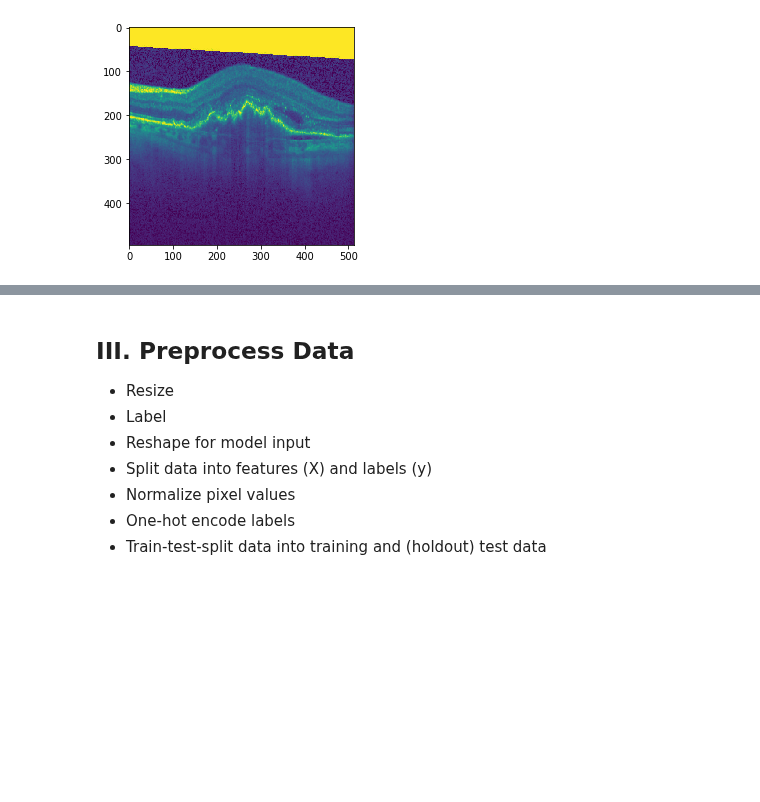
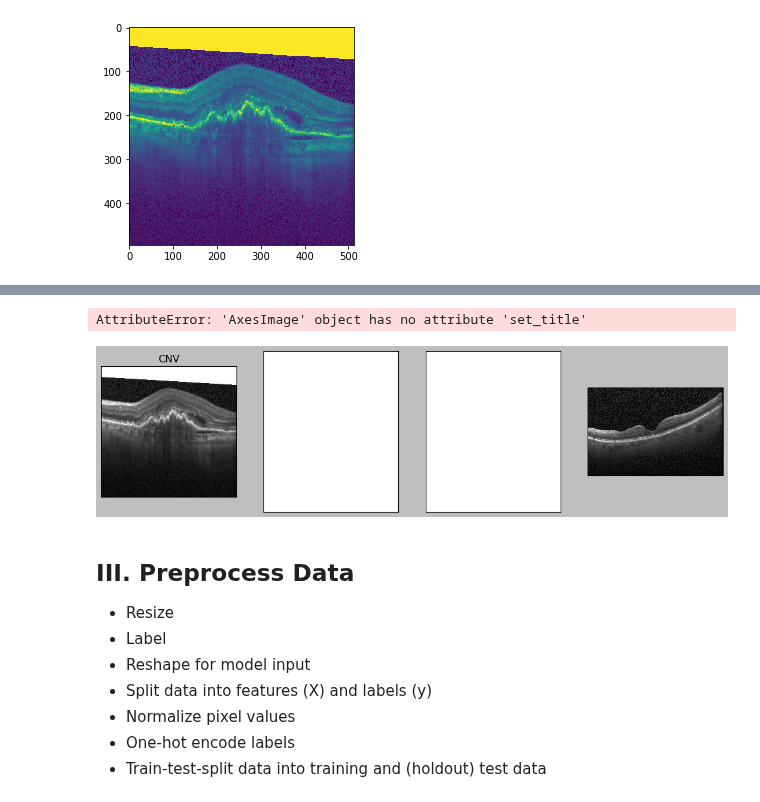
Before and after one commit to MagicMilly/conv-net-computer-vision, a Jupyter notebook: student.ipynb, the cells around one changed output, grey strips where cells are left out. Saved outputs shown, nothing was run; the diff lists cells and outputs as text; code cells hidden in the pictures; blank space fills up the shorter version.

```diff
--- a/student.ipynb
+++ b/student.ipynb
@@ -174,3 +186,20 @@ ax4.set_title('Drusen')
+# %%
+fig, axs = plt.subplots(ncols=4, nrows=1, figsize=(16,4))
+for ax in axs.flat:
+    ax.set(xticks=[], yticks=[])
+
+# fig.suptitle('Images with Labels')
+
+original_cnv = Image.open('Data/cnv/CNV-6294785-1.jpeg')
+axs[0].imshow(original_cnv)
+axs[0].set_title('CNV')
+
+original_drusen = Image.open('Data/drusen/DRUSEN-66861-1.jpeg')
+axs[1] = imshow(original_drusen)
+axs[1].set_title('Drusen')
+# %% [output]
+AttributeError: 'AxesImage' object has no attribute 'set_title'
+[figure, added]
 # %%
 # Show distribution of classes with histogram
 # %% [markdown]
```
Also changed, not shown: parts of 6 cells of this notebook.
